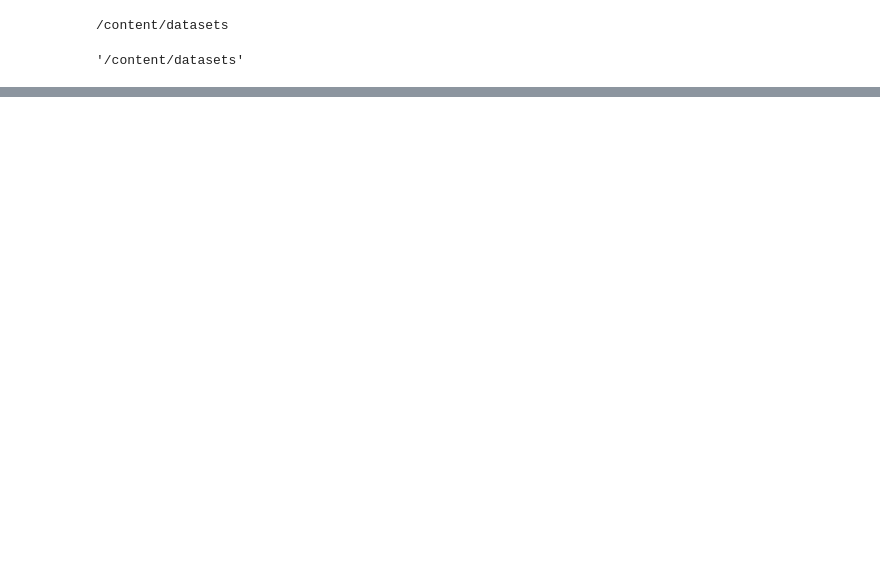
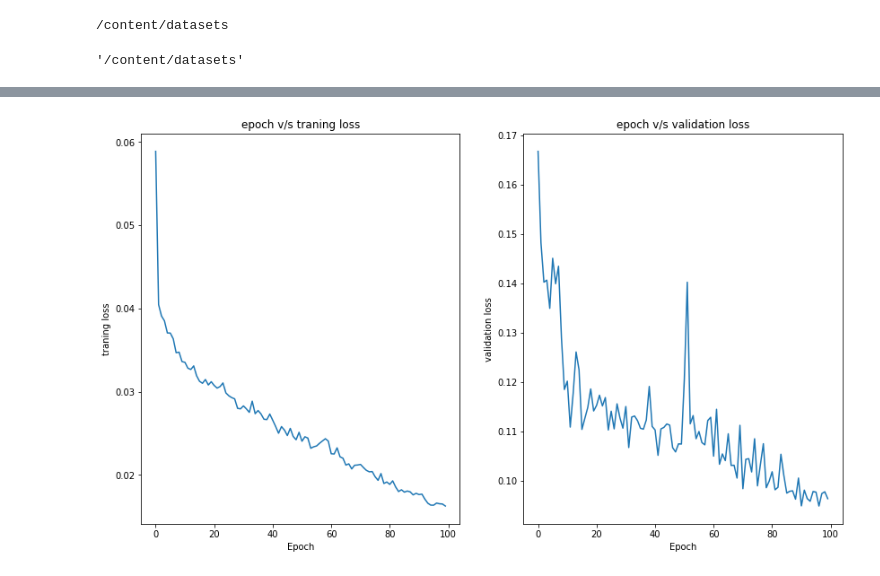
Before and after one commit to AxithChoudhary/Covid-detection-using-YOLOv8, a Jupyter notebook: Covid_detection_using_YOLOv8.ipynb, the cells around one changed output, grey strips where cells are left out. Cells and saved outputs as stored; diff of their text form; code cells hidden in the pictures; blank space fills up the shorter version.

```diff
--- a/Covid_detection_using_YOLOv8.ipynb
+++ b/Covid_detection_using_YOLOv8.ipynb
@@ -68,0 +137,5 @@ model.train(data=dataset, epochs=100, imgsz=128)
+# %%
+import pandas as pd
+
+results=pd.read_csv("runs/classify/train/results.csv")
+results.head()
@@ -68,0 +157,5 @@ model.train(data=dataset, epochs=100, imgsz=128)
+# %%
+results.rename(columns={'                  epoch':"epoch", '             train/loss':"train_loss",
+       '  metrics/accuracy_top1':"metrics/accuracy_top1", '  metrics/accuracy_top5':"metrics/accuracy_top5",
+       '               val/loss':"val_loss", '                 lr/pg0':"lr/pg0",
+       '                 lr/pg1':"lr/pg1", '                 lr/pg2':"lr/pg2"},inplace=True)
@@ -68,0 +175,15 @@ model.train(data=dataset, epochs=100, imgsz=128)
+# %%
+import matplotlib.pyplot as plt
+plt.figure(figsize=(14,8))
+plt.subplot(1,2,1)
+plt.plot(results.epoch,results.train_loss)
+plt.xlabel("Epoch")
+plt.ylabel("traning loss")
+plt.title("epoch v/s traning loss")
+
+plt.subplot(1,2,2)
+plt.plot(results.epoch,results.val_loss)
+plt.xlabel("Epoch")
+plt.ylabel("validation loss")
+plt.title("epoch v/s validation loss")
+# %% [output]
@@ -68,0 +191 @@ model.train(data=dataset, epochs=100, imgsz=128)
+[figure, added]
```
Also changed, not shown: parts of 14 cells of this notebook.
